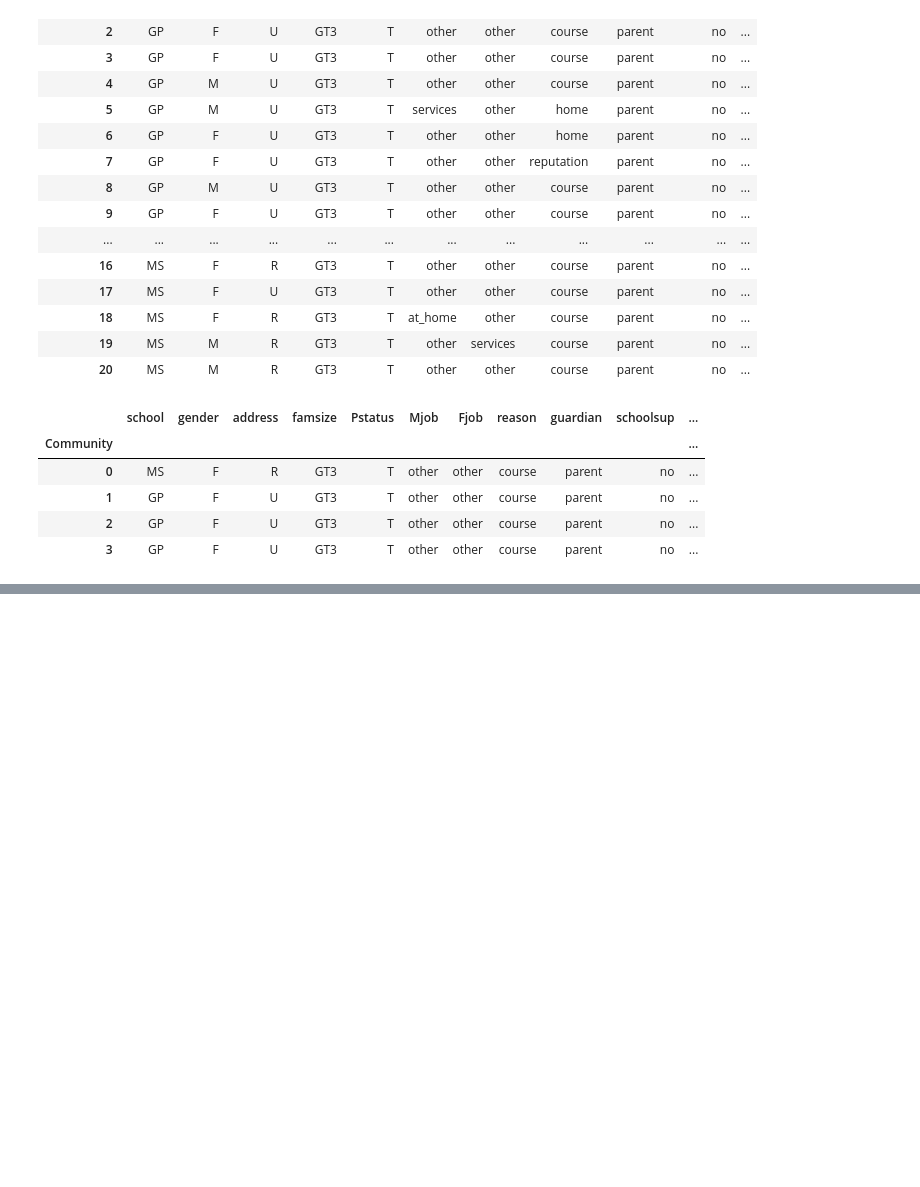
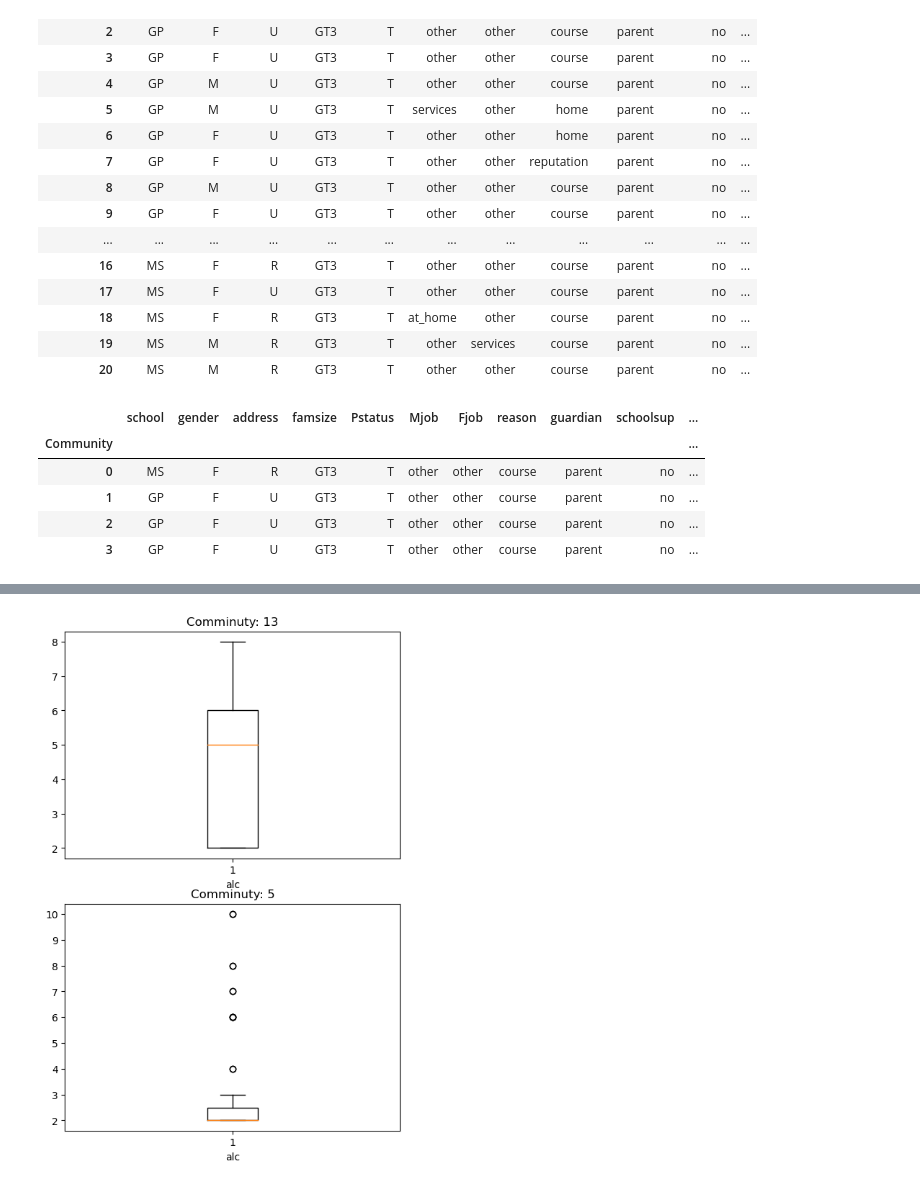
Before and after one commit to Cyrlyo/Alcohol_Students, a Jupyter notebook: Notebook/statitics.ipynb, the cells around one changed output, grey strips where cells are left out. Saved outputs shown, nothing was run; the diff lists cells and outputs as text; code cells hidden in the pictures; blank space fills up the shorter version.

Commit message:
update boxplot

```diff
--- a/Notebook/statitics.ipynb
+++ b/Notebook/statitics.ipynb
@@ -372,0 +364,11 @@ plt.show()
+# %%
+fig, ax = plt.subplots(2, figsize=(6, 9))
+ax[0].boxplot(reduced_random[reduced_random["Community"] == 13]["alc"])
+ax[0].set_title("Comminuty: 13")
+ax[0].set_xlabel("alc")
+ax[1].boxplot(reduced_random[reduced_random["Community"] == 5]["alc"])
+ax[1].set_title("Comminuty: 5")
+ax[1].set_xlabel("alc")
+plt.show()
+# %% [output]
+[figure, added]
```
Also changed, not shown: parts of 13 cells of this notebook.
